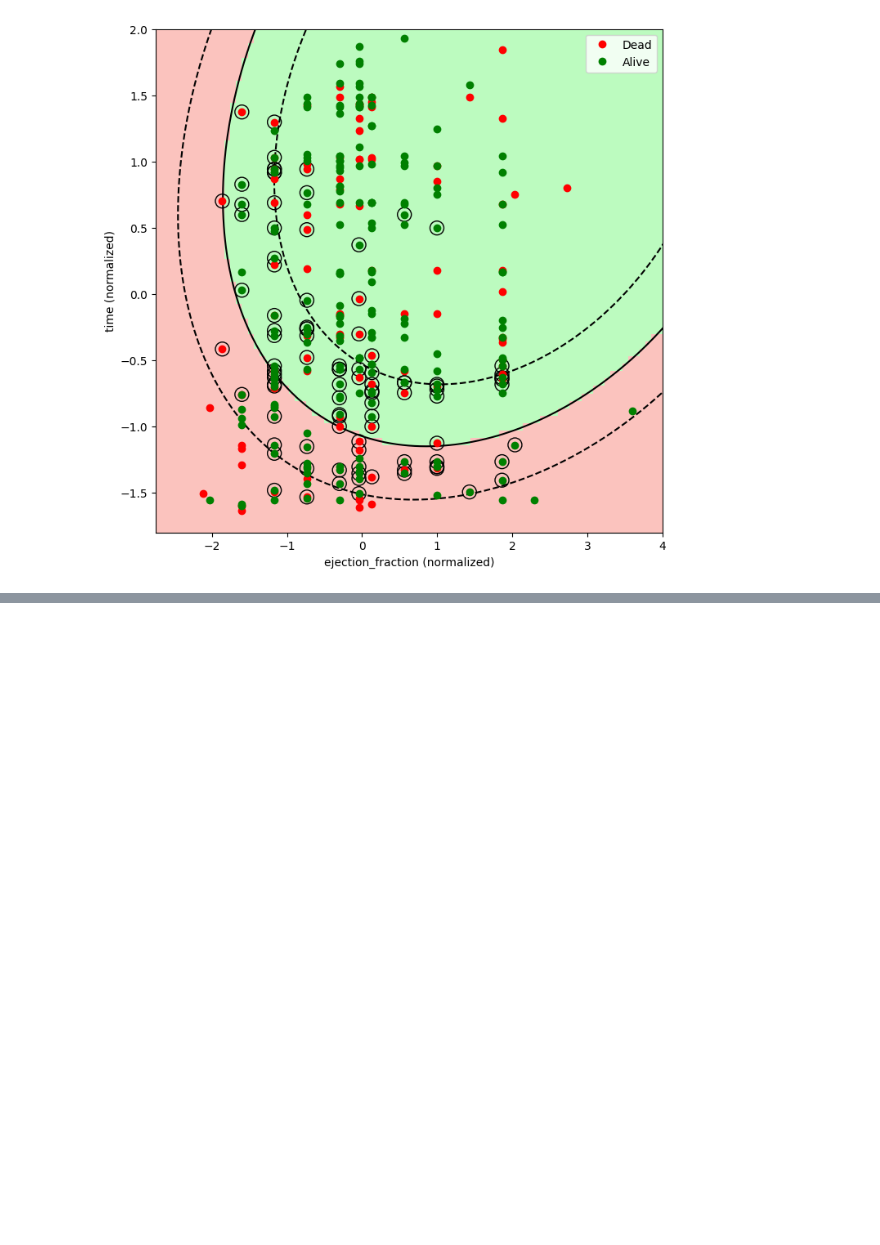
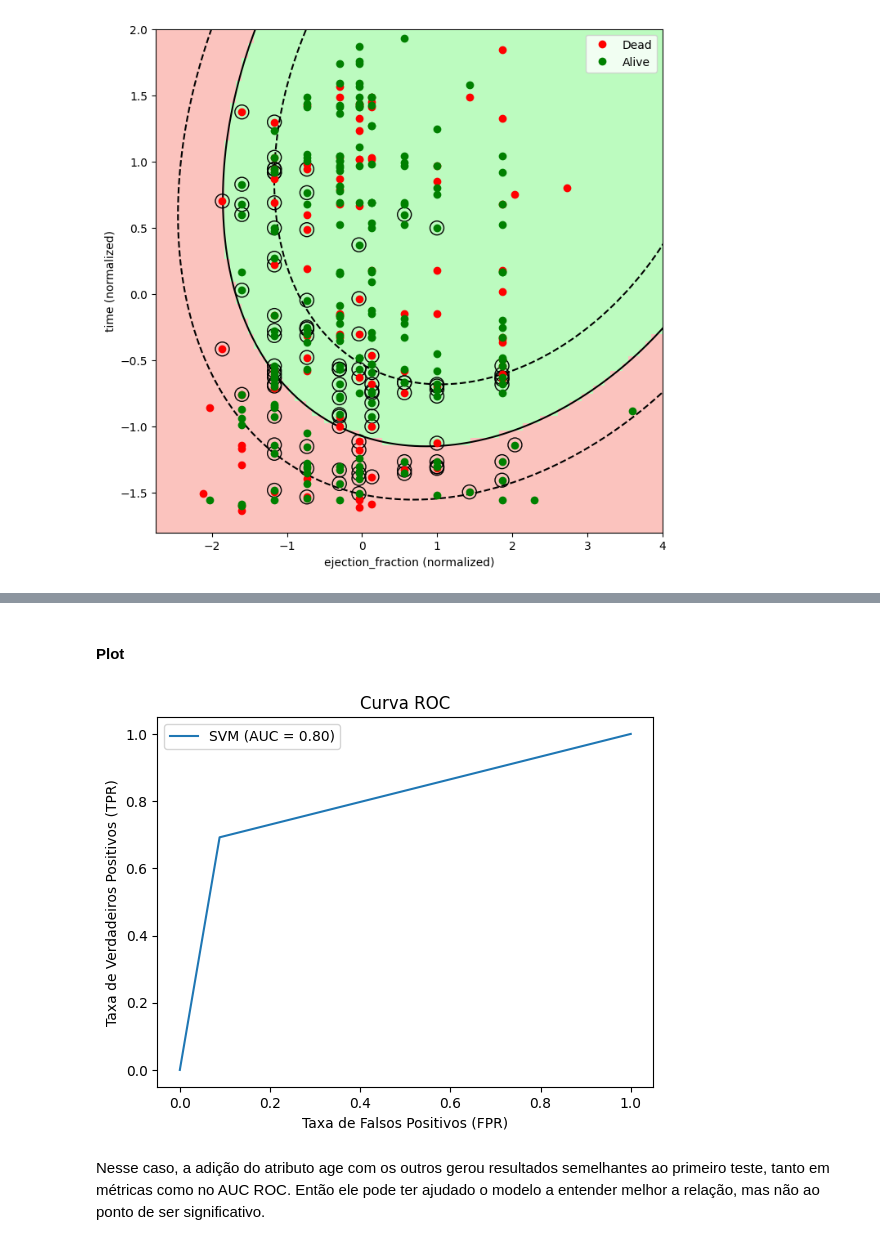
Before and after one commit to JoaoGabrielTN/Pratica-SVM, a Jupyter notebook: Data_Analysis.ipynb, the cells around one changed output, grey strips where cells are left out. Saved outputs shown, nothing was run; the diff lists cells and outputs as text; code cells hidden in the pictures; blank space fills up the shorter version.

```diff
--- a/Data_Analysis.ipynb
+++ b/Data_Analysis.ipynb
@@ -368,0 +458,5 @@ ax.legend()
+# %%
+# Separar os atributos
+
+X4 = X[['ejection_fraction', "time", "age"]]
+X4.head()
@@ -368,0 +478,8 @@ ax.legend()
+# %%
+# Divisão dos dados das 3 colunas entre treino e teste
+
+X4_train, X4_test, y4_train, y4_test = train_test_split(X4, y, test_size=0.2, random_state=43)
+# %%
+# Normalizando os dados usando a função definida no teste 1
+
+X4_train, X4_test = scaling(X4_train, X4_test)
@@ -368,0 +488,4 @@ ax.legend()
+# %%
+# Treinando o modelo com base nos novos dados e na função definida no teste 1
+
+grid = grid_model(X4_train, y4_train)
@@ -368,0 +521,9 @@ ax.legend()
+# %% [markdown]
+#### Plot
+# %%
+y4_pred = grid.predict(X4_test)
+curva_ROC(y4_pred, y4_test)
+# %% [output]
+[figure, added]
+# %% [markdown]
+Nesse caso, a adição do atributo age com os outros gerou resultados semelhantes ao primeiro teste, tanto em métricas como no AUC ROC. Então ele pode ter ajudado o modelo a entender melhor a relação, mas não ao ponto de ser significativo.
```
Also changed, not shown: parts of 21 cells of this notebook.
